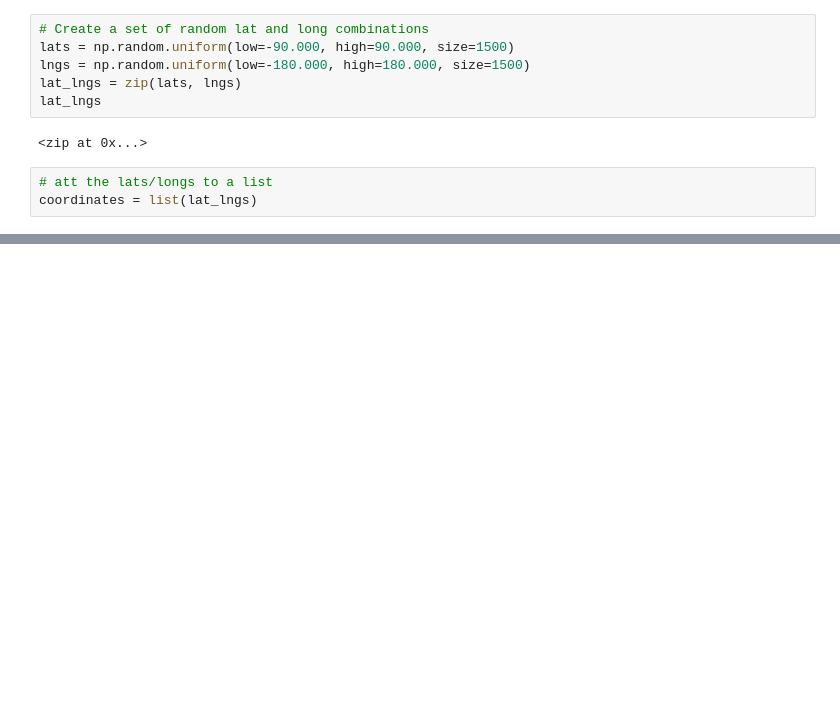
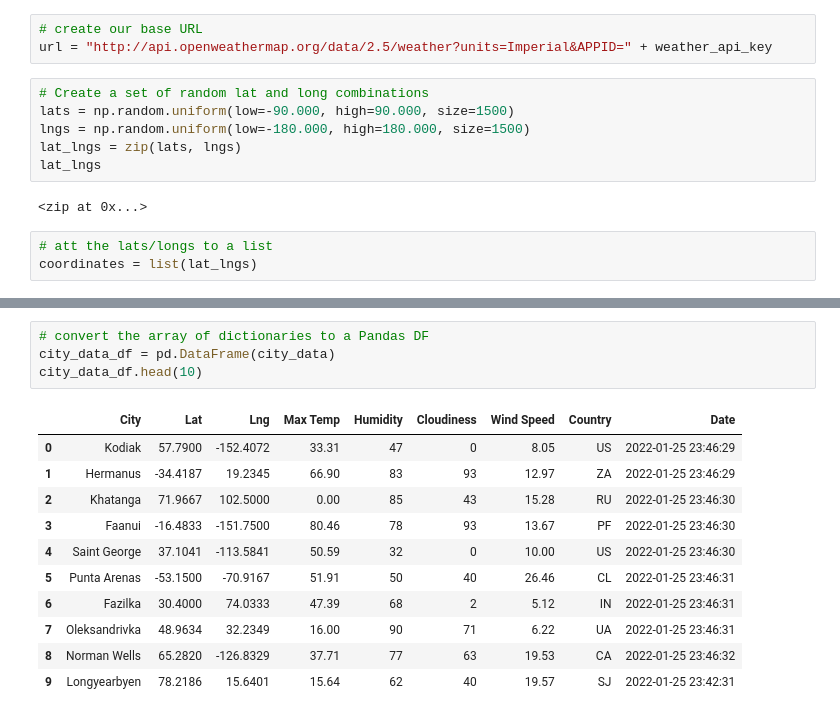
Before and after one commit to pelk85/World_Weather_Analysis, a Jupyter notebook: WeatherPy.ipynb, the cells around one changed output, grey strips where cells are left out. Drawn from its saved outputs; the diff is of its cells as text; blank space fills up the shorter version.

```diff
--- a/WeatherPy.ipynb
+++ b/WeatherPy.ipynb
@@ -7,3 +11,6 @@ from citipy import citipy
+# %%
+# create our base URL
+url = "http://api.openweathermap.org/data/2.5/weather?units=Imperial&APPID=" + weather_api_key
 # %%
 # Create a set of random lat and long combinations
 lats = np.random.uniform(low=-90.000, high=90.000, size=1500)
@@ -31,0 +119,16 @@ len(cities)
+# %%
+# convert the array of dictionaries to a Pandas DF
+city_data_df = pd.DataFrame(city_data)
+city_data_df.head(10)
+# %% [output]
+|  | City | Lat | Lng | Max Temp | Humidity | Cloudiness | Wind Speed | Country | Date |
+| 0 | Kodiak | 57.7900 | -152.4072 | 33.31 | 47 | 0 | 8.05 | US | 2022-01-25 23:46:29 |
+| 1 | Hermanus | -34.4187 | 19.2345 | 66.90 | 83 | 93 | 12.97 | ZA | 2022-01-25 23:46:29 |
+| 2 | Khatanga | 71.9667 | 102.5000 | 0.00 | 85 | 43 | 15.28 | RU | 2022-01-25 23:46:30 |
+| 3 | Faanui | -16.4833 | -151.7500 | 80.46 | 78 | 93 | 13.67 | PF | 2022-01-25 23:46:30 |
+| 4 | Saint George | 37.1041 | -113.5841 | 50.59 | 32 | 0 | 10.00 | US | 2022-01-25 23:46:30 |
+| 5 | Punta Arenas | -53.1500 | -70.9167 | 51.91 | 50 | 40 | 26.46 | CL | 2022-01-25 23:46:31 |
+| 6 | Fazilka | 30.4000 | 74.0333 | 47.39 | 68 | 2 | 5.12 | IN | 2022-01-25 23:46:31 |
+| 7 | Oleksandrivka | 48.9634 | 32.2349 | 16.00 | 90 | 71 | 6.22 | UA | 2022-01-25 23:46:31 |
+| 8 | Norman Wells | 65.2820 | -126.8329 | 37.71 | 77 | 63 | 19.53 | CA | 2022-01-25 23:46:32 |
+| 9 | Longyearbyen | 78.2186 | 15.6401 | 15.64 | 62 | 40 | 19.57 | SJ | 2022-01-25 23:42:31 |
```
Also changed, not shown: parts of 6 cells of this notebook, 2 other files.
